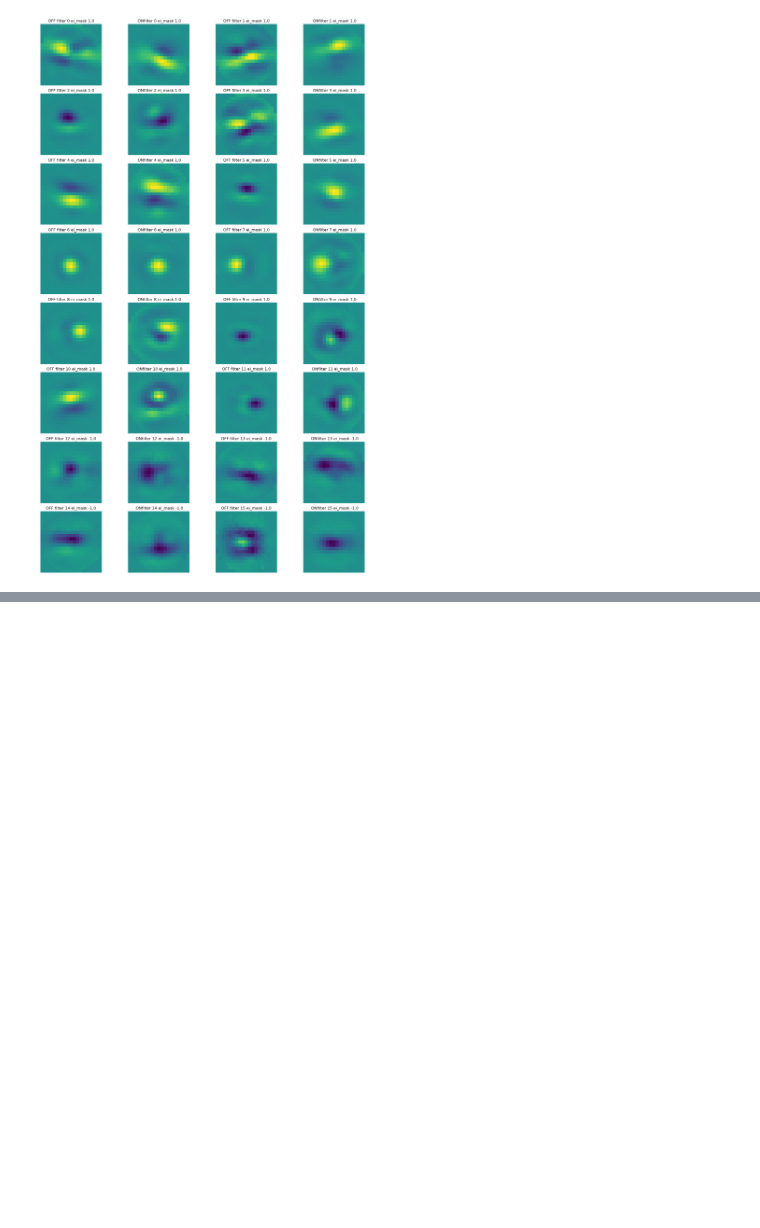
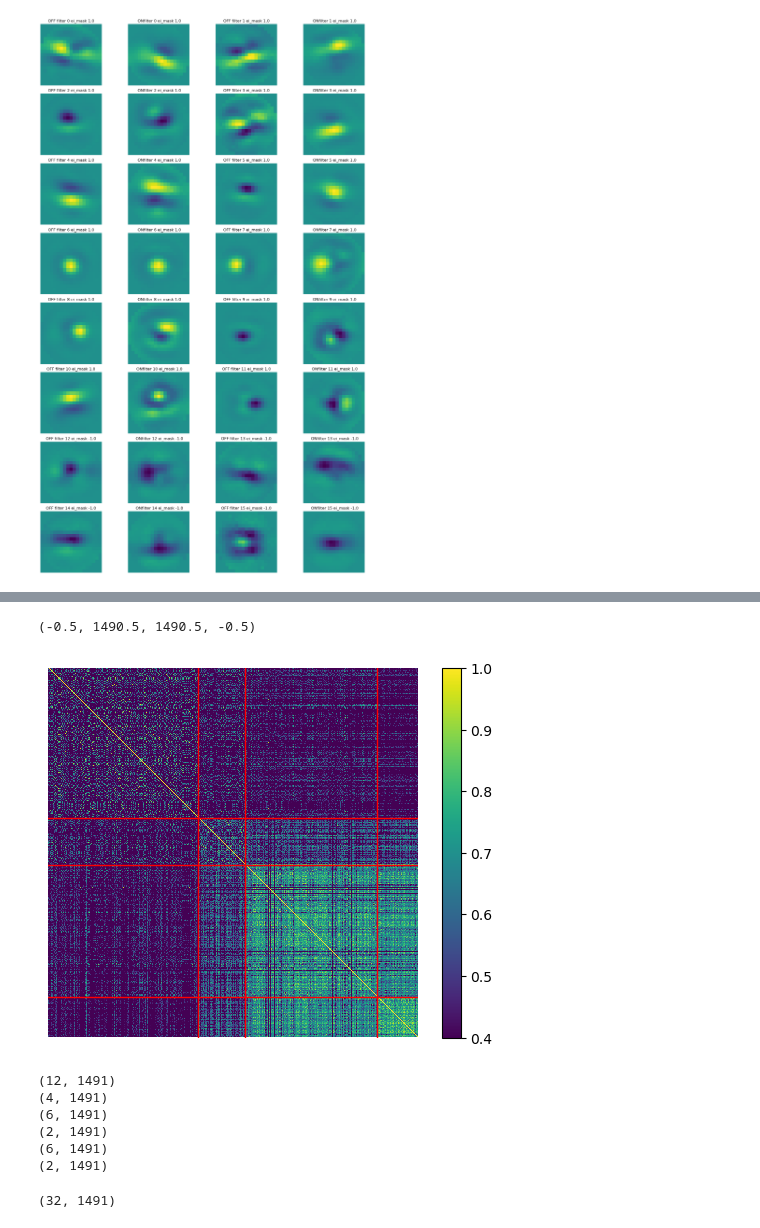
Before and after one commit to IsabelF98/Cloud_SynthData_Proj, a Jupyter notebook: ocriconv_layer_by_layer.ipynb, the cells around one changed output, grey strips where cells are left out. Saved outputs shown, nothing was run; the diff lists cells and outputs as text; code cells hidden in the pictures; blank space fills up the shorter version.

```diff
--- a/ocriconv_layer_by_layer.ipynb
+++ b/ocriconv_layer_by_layer.ipynb
@@ -906,3 +929,10 @@ plt.tight_layout()
 plt.show()
 # %% [output]
 [figure]
+# %%
+# Readout Weights (i.e. Barcodes)
+full_ei_mask = np.concatenate((ei_mask_layer1[:filters1.shape[3]], ei_mask_layer2[:filters2.shape[3]], ei_mask_layer3[:filters3.shape[3]]))
+readout_w = cnn3.get_weights(ffnet_target=1)
+num_filters = [filters1.shape[3], filters2.shape[3], filters3.shape[3]]
+print(readout_w.shape)
+print(full_ei_mask.shape)
@@ -908,0 +956,55 @@ plt.show()
+# %%
+readout_similarity = cos_similarity(readout_w)
+
+imagesc(readout_similarity)
+plt.colorbar()
+plt.clim(0.4,1)
+plt.axvline(x=L4_exc_idx[-1], color='red', lw=1)
+plt.axhline(y=L4_exc_idx[-1], color='red', lw=1)
+plt.axvline(x=L4_inh_idx[-1], color='red', lw=1)
+plt.axhline(y=L4_inh_idx[-1], color='red', lw=1)
+plt.axvline(x=L23_exc_idx[-1], color='red', lw=1)
+plt.axhline(y=L23_exc_idx[-1], color='red', lw=1)
+plt.axis('off')
+# %% [output]
+(-0.5, 1490.5, 1490.5, -0.5)
+[figure, added]
+# %%
+# Connectivity based barcodes set up
+level1_exc_idx = list(np.argwhere(ei_mask_layer1[:num_filters[0]]==1)[:,0])
+level1_exc_weight_sorted = np.sort(readout_w[:num_filters[0],:][level1_exc_idx,:],axis=0)
+
+level1_inh_idx = list(np.argwhere(ei_mask_layer1[:num_filters[0]]==-1)[:,0])
+level1_inh_weight_sorted = np.sort(readout_w[:num_filters[0],:][level1_inh_idx,:],axis=0)
+
+level2_exc_idx = list(np.argwhere(ei_mask_layer2[:num_filters[1]]==1)[:,0])
+level2_exc_weight_sorted = np.sort(readout_w[num_filters[0]:sum(num_filters[:2]),:][level2_exc_idx,:],axis=0)
+
+level2_inh_idx = list(np.argwhere(ei_mask_layer2[:num_filters[1]]==-1)[:,0])
+level2_inh_weight_sorted = np.sort(readout_w[num_filters[0]:sum(num_filters[:2]),:][level2_inh_idx,:],axis=0)
+
+level3_exc_idx = list(np.argwhere(ei_mask_layer3[:num_filters[2]]==1)[:,0])
+level3_exc_weight_sorted = np.sort(readout_w[sum(num_filters[:2]):,:][level3_exc_idx,:],axis=0)
+
+level3_inh_idx = list(np.argwhere(ei_mask_layer3[:num_filters[2]]==-1)[:,0])
+level3_inh_weight_sorted = np.sort(readout_w[sum(num_filters[:2]):,:][level3_inh_idx,:],axis=0)
+
+print(level1_exc_weight_sorted.shape)
+print(level1_inh_weight_sorted.shape)
+print(level2_exc_weight_sorted.shape)
+print(level2_inh_weight_sorted.shape)
+print(level3_exc_weight_sorted.shape)
+print(level3_inh_weight_sorted.shape)
+# %% [output]
+(12, 1491)
+(4, 1491)
+(6, 1491)
+(2, 1491)
+(6, 1491)
+(2, 1491)
+# %%
+rreadout_w_sorted = np.concatenate([level1_exc_weight_sorted,level1_inh_weight_sorted,level2_exc_weight_sorted,level2_inh_weight_sorted,level3_exc_weight_sorted,level3_inh_weight_sorted], axis=0)
+sorted_ei_mask = np.concatenate([np.ones(3*num_filters[0]//4),-1*np.ones(num_filters[0]//4),np.ones(3*num_filters[1]//4),-1*np.ones(num_filters[1]//4),np.ones(3*num_filters[2]//4),-1*np.ones(num_filters[2]//4)], axis=0)
+readout_w_sorted.shape
+# %% [output]
+(32, 1491)
```
Also changed, not shown: parts of 16 cells of this notebook, 2 other files.
